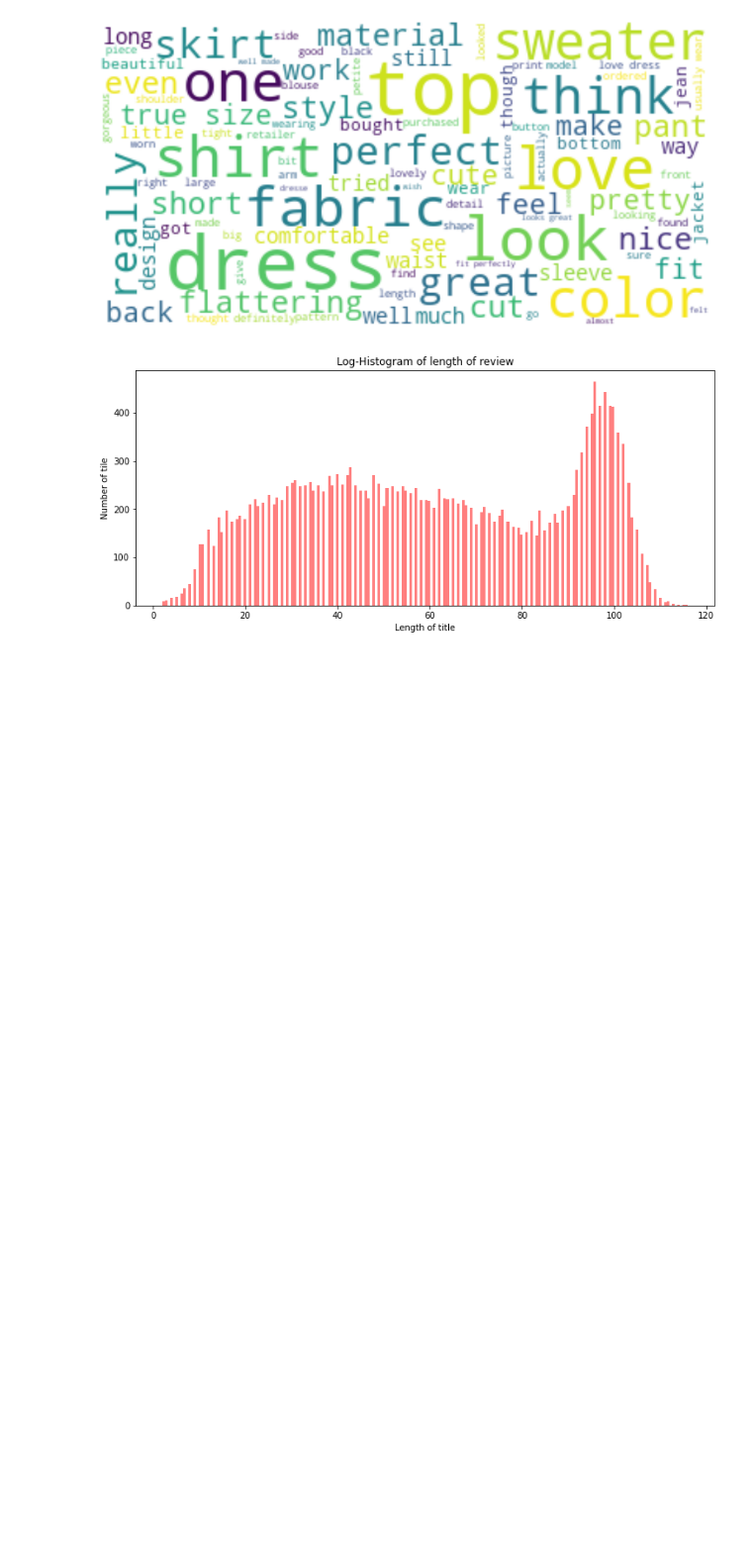
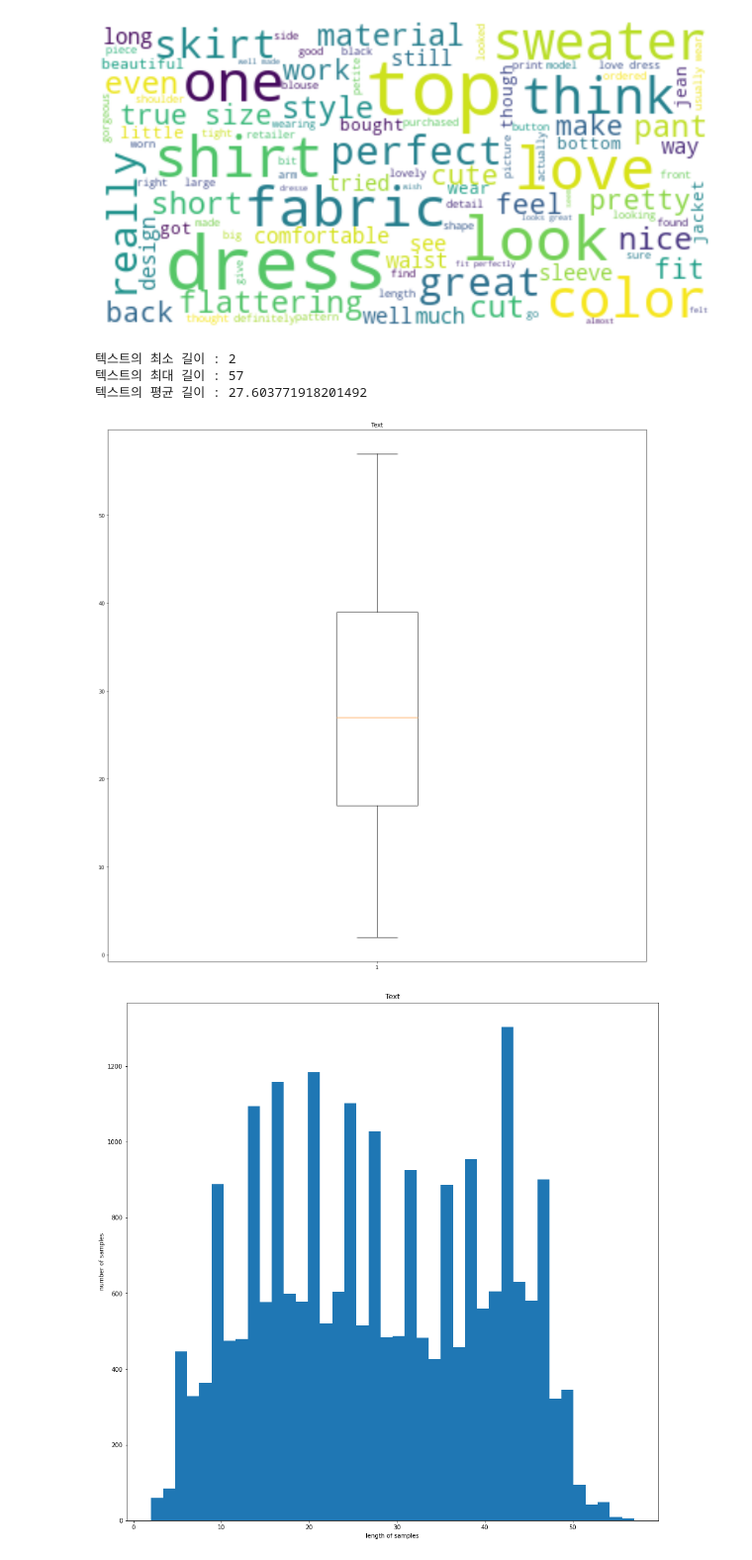
Before and after one commit to hongseong0314/AI_uses, a Jupyter notebook: clothing_recommend/EDA.ipynb, the cells around one changed output. Shown at 99% size. Drawn from its saved outputs; the diff is of its cells as text; code cells hidden in the pictures; blank space fills up the shorter version.

```diff
--- a/clothing_recommend/EDA.ipynb
+++ b/clothing_recommend/EDA.ipynb
@@ -76,0 +87,22 @@ True
+# %%
+remove_stopwords = True
+def preprocess_sentence(sentence):
+    sentence = sentence.lower()
+    sentence = re.sub(r'\([^)]*\)', '', sentence)
+    sentence = re.sub('"','', sentence)
+    sentence = ' '.join([contractions.fix(t) for t in sentence.split(" ")])
+    sentence = re.sub(r"'s\b","",sentence)
+    sentence = re.sub("[^a-zA-Z]", " ", sentence)
+    sentence = re.sub('[m]{2,}', 'mm', sentence)
+
+    # 불용어 제거 (Text)
+    if remove_stopwords:
+        tokens = ' '.join(word for word in sentence.split() if not word in en_stops if len(word) > 1)
+    # 불용어 미제거 (Summary)
+    else:
+        tokens = ' '.join(word for word in sentence.split() if len(word) > 1)
+    return tokens
+# %%
+# 데이터 정제
+en_stops = set(stopwords.words('english'))
+clean_review = df_clean['Review Text'].apply(lambda x : preprocess_sentence(x))
@@ -165,15 +216,26 @@ plt.show()
 # %% [output]
 [figure]
 # %%
-# review 평균 단어 수
-plt.figure(figsize=(12,5))
+# review 길이 분포 출력
+text_len = [len(s.split()) for s in clean_review]
 
-clean_review = [re.findall("[\w']+", row) for row in df_clean['Review Text'].str.lower()]
-plt.hist([len(words) for words in clean_review], bins=200, alpha=0.5, color='r', label='word')
-# plt.yscale('log',nonposy='clip')
-plt.title('Log-Histogram of length of review')
-plt.xlabel('Length of title')
-plt.ylabel('Number of tile')
+print('텍스트의 최소 길이 : {}'.format(np.min(text_len)))
+print('텍스트의 최대 길이 : {}'.format(np.max(text_len)))
+print('텍스트의 평균 길이 : {}'.format(np.mean(text_len)))
+
+plt.boxplot(text_len)
+plt.title('Text')
+plt.tight_layout()
 plt.show()
+
+plt.title('Text')
+plt.hist(text_len, bins=40)
+plt.xlabel('length of samples')
+plt.ylabel('number of samples')
+plt.show()
 # %% [output]
+텍스트의 최소 길이 : 2
+텍스트의 최대 길이 : 57
+텍스트의 평균 길이 : 27.603771918201492
-[figure, old version]
+[figure, new version]
+[figure, added]
```
Also changed, not shown: parts of 18 cells of this notebook, 4 other files.
